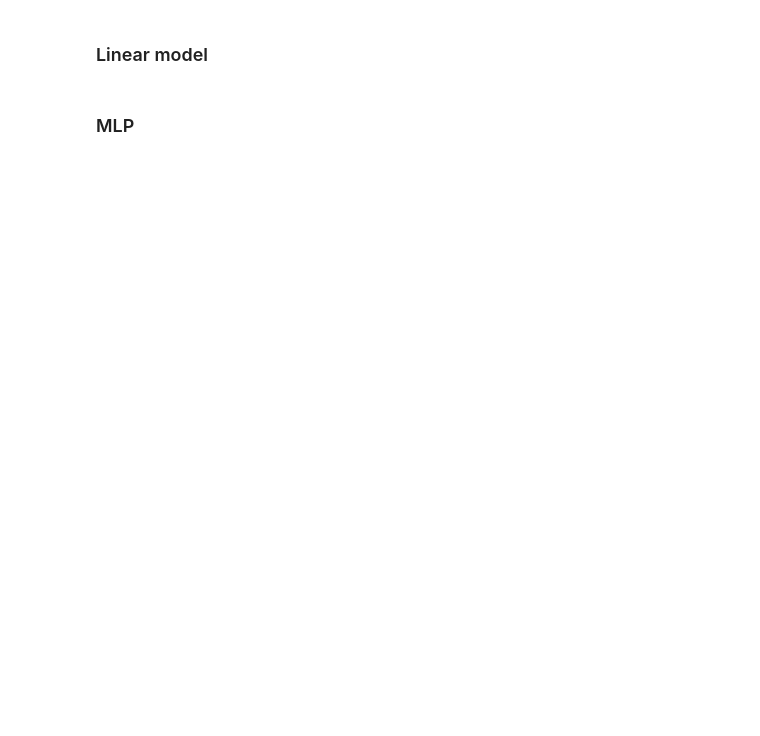
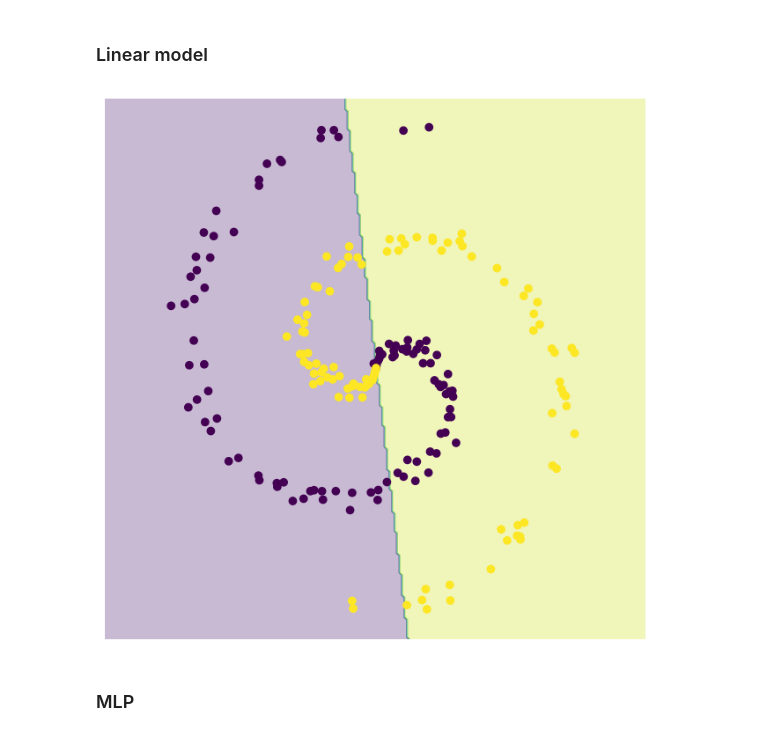
Before and after one commit to glouppe/info8010-deep-learning, a Jupyter notebook: code/lec2-spiral-classification.ipynb, the cells around one changed output. Drawn from its saved outputs; the diff is of its cells as text; code cells hidden in the pictures; blank space fills up the shorter version.

```diff
--- a/code/lec2-spiral-classification.ipynb
+++ b/code/lec2-spiral-classification.ipynb
@@ -82,9 +88,9 @@ plot_data(X, y)
 H = 100
 
 model = torch.nn.Sequential(
-    #torch.nn.Linear(D, C)
-    torch.nn.Linear(D, H),
-    torch.nn.Linear(H, C)
+    torch.nn.Linear(D, C)
+    # torch.nn.Linear(D, H),
+    # torch.nn.Linear(H, C)
 )
 
 # Convert to CUDA
@@ -99,33 +105,35 @@ criterion = torch.nn.CrossEntropyLoss()
 optimizer = torch.optim.Adam(model.parameters(), lr=1e-3, weight_decay=1e-5)
 
 # Training
 for t in range(1000):
     # Feed forward to get the logits
     y_pred = model(X)
 
     # Compute the loss and accuracy
     loss = criterion(y_pred, y)
     score, predicted = torch.max(y_pred, 1)
     acc = (y == predicted).sum().float() / len(y)
 
     if t % 25 == 0:
         plt.clf()
         plot_model(X, y, model)
         model.to(device)
         display.display(plt.gcf())
         print("[EPOCH]: %i, [LOSS]: %.6f, [ACCURACY]: %.3f" % (t, loss.item(), acc))
         display.clear_output(wait=True)
 
     # zero the gradients before running
     # the backward pass.
     optimizer.zero_grad()
 
     # Backward pass to compute the gradient
     # of loss w.r.t our learnable params.
     loss.backward()
 
     # Update params
     optimizer.step()
+# %% [output]
+[figure, added]
 # %% [markdown]
 ### MLP
 # %%
```
Also changed, not shown: parts of 4 cells of this notebook, 4 other files.
